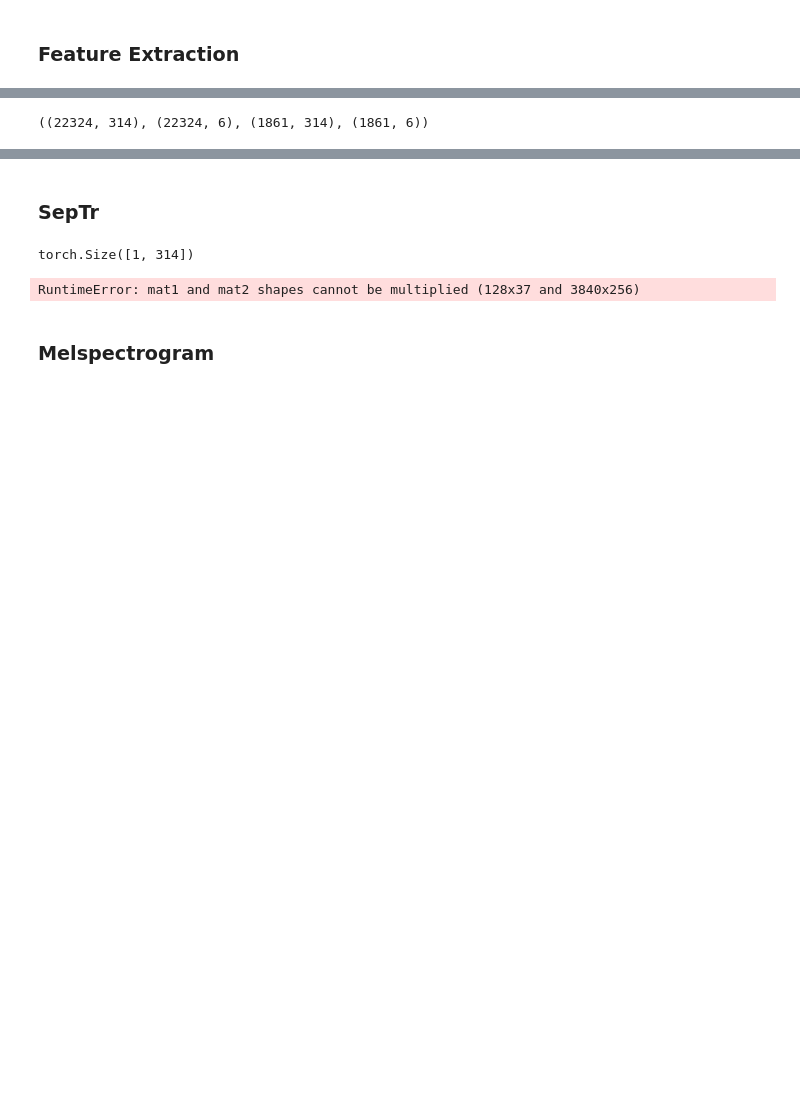
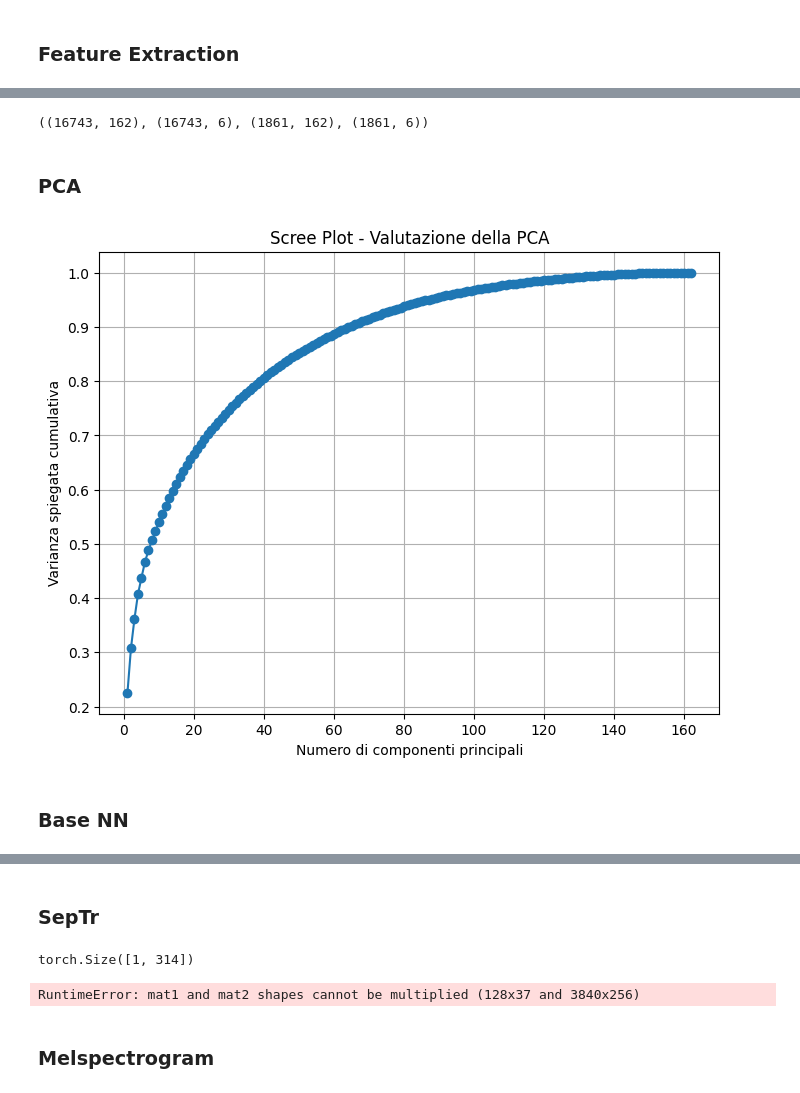
Before and after one commit to RobertoStaino/SER, a Jupyter notebook: exploration_crema.ipynb, the cells around one changed output, grey strips where cells are left out. Cells and saved outputs as stored; diff of their text form; code cells hidden in the pictures; blank space fills up the shorter version.

```diff
--- a/exploration_crema.ipynb
+++ b/exploration_crema.ipynb
@@ -192,8 +204,27 @@ x_test = scaler.transform(x_test)
 x_train.shape, y_train.shape, x_test.shape, y_test.shape
 
 # making our data compatible to model.
-x_train = np.expand_dims(x_train, axis=2)
-x_test = np.expand_dims(x_test, axis=2)
-x_train.shape, y_train.shape, x_test.shape, y_test.shape
+#x_train = np.expand_dims(x_train, axis=2)
+#x_test = np.expand_dims(x_test, axis=2)
+#x_train.shape, y_train.shape, x_test.shape, y_test.shape
 # %% [output]
-((22324, 314), (22324, 6), (1861, 314), (1861, 6))
+((16743, 162), (16743, 6), (1861, 162), (1861, 6))
+# %% [markdown]
+### PCA
+# %%
+pca = PCA()
+pca.fit(x_train)
+
+# Calcola la varianza spiegata cumulativa
+explained_variance_ratio_cumulative = np.cumsum(pca.explained_variance_ratio_)
+
+# Plot dello Scree plot
+plt.figure(figsize=(8, 6))
+plt.plot(np.arange(1, len(explained_variance_ratio_cumulative) + 1), explained_variance_ratio_cumulative, marker='o')
+plt.xlabel('Numero di componenti principali')
+plt.ylabel('Varianza spiegata cumulativa')
+plt.title('Scree Plot - Valutazione della PCA')
+plt.grid(True)
+plt.show()
+# %% [output]
+[figure, added]
@@ -199,0 +236,2 @@ x_train.shape, y_train.shape, x_test.shape, y_test.shape
+# %% [markdown]
+### Base NN
```
Also changed, not shown: parts of 24 cells of this notebook, 2 other files.
